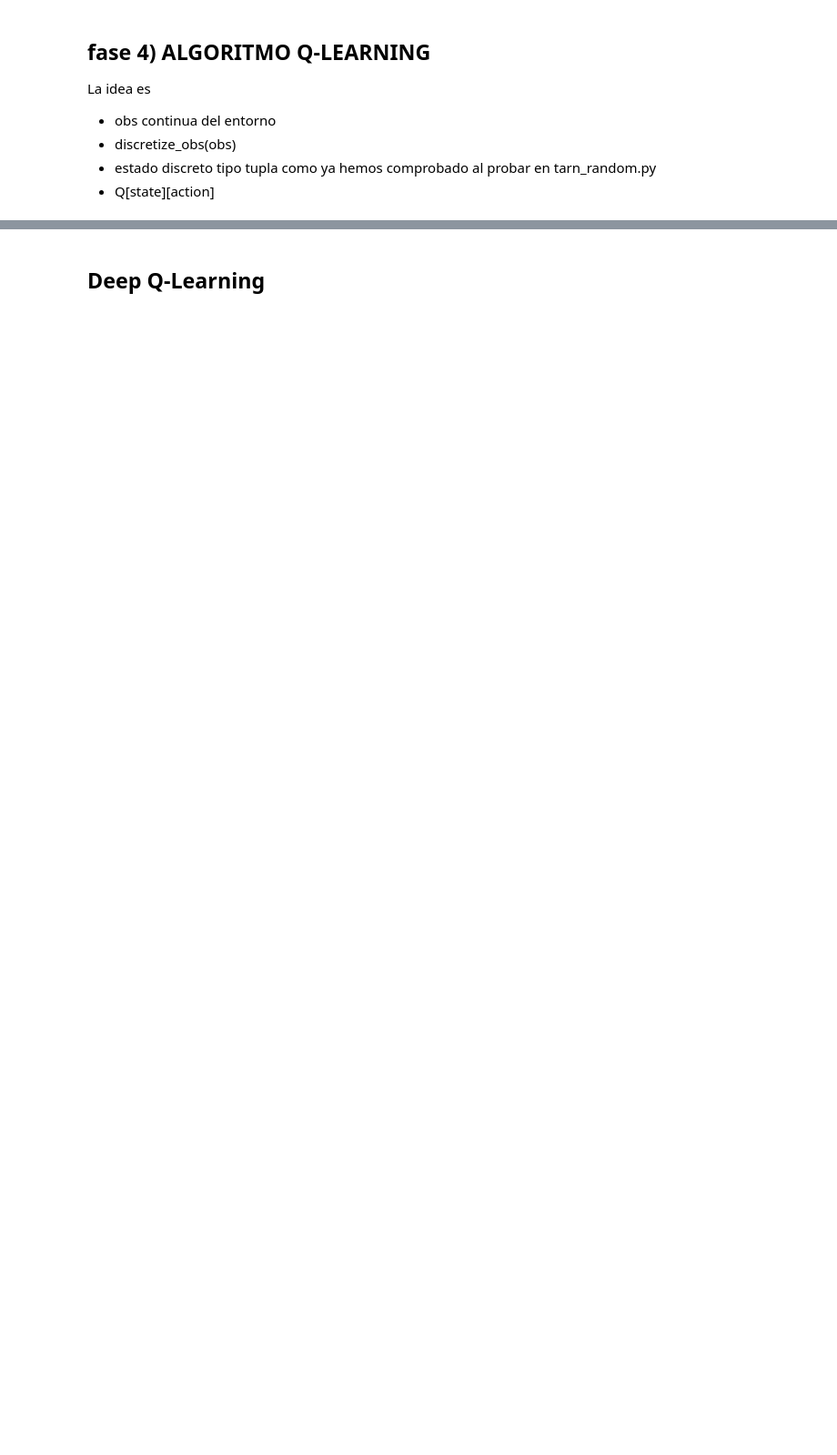
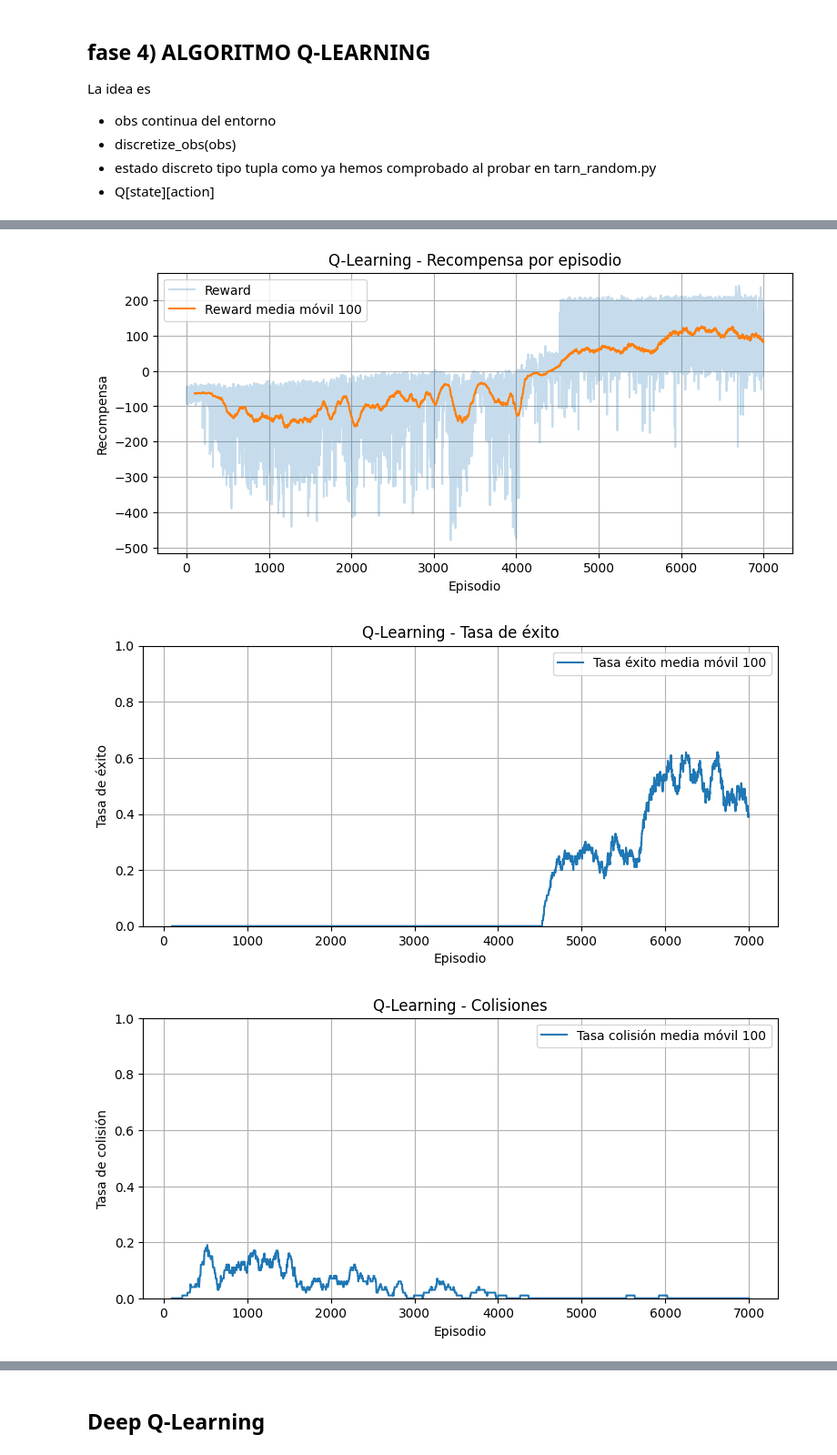
Before and after one commit to laurasomolinos/parking-simulado-rl, a Jupyter notebook: pruebas.ipynb, the cells around one changed output, grey strips where cells are left out. Shown at 91% size. Cells and saved outputs as stored; diff of their text form; code cells hidden in the pictures; blank space fills up the shorter version.

```diff
--- a/pruebas.ipynb
+++ b/pruebas.ipynb
@@ -245,0 +259,63 @@ plt.show()
+# %%
+import pandas as pd
+import matplotlib.pyplot as plt
+
+df = pd.read_csv("results/SARSA_v2.csv")
+
+df["reward_ma"] = df["reward"].rolling(100).mean()
+df["success_ma"] = df["success"].rolling(100).mean()
+df["collision_ma"] = df["collision"].rolling(100).mean()
+df["steps_ma"] = df["steps"].rolling(100).mean()
+df["final_distance_ma"] = df["final_distance"].rolling(100).mean()
+
+plt.figure(figsize=(9, 4))
+plt.plot(df["episode"], df["reward"], alpha=0.25, label="Reward")
+plt.plot(df["episode"], df["reward_ma"], label="Reward media móvil 100")
+plt.xlabel("Episodio")
+plt.ylabel("Recompensa")
+plt.title("Q-Learning - Recompensa por episodio")
+plt.legend()
+plt.grid(True)
+plt.show()
+
+plt.figure(figsize=(9, 4))
+plt.plot(df["episode"], df["success_ma"], label="Tasa éxito media móvil 100")
+plt.xlabel("Episodio")
+plt.ylabel("Tasa de éxito")
+plt.title("Q-Learning - Tasa de éxito")
+plt.ylim(0, 1)
+plt.legend()
+plt.grid(True)
+plt.show()
+
+plt.figure(figsize=(9, 4))
+plt.plot(df["episode"], df["collision_ma"], label="Tasa colisión media móvil 100")
+plt.xlabel("Episodio")
+plt.ylabel("Tasa de colisión")
+plt.title("Q-Learning - Colisiones")
+plt.ylim(0, 1)
+plt.legend()
+plt.grid(True)
+plt.show()
+
+plt.figure(figsize=(9, 4))
+plt.plot(df["episode"], df["steps_ma"], label="Pasos medios")
+plt.xlabel("Episodio")
+plt.ylabel("Pasos")
+plt.title("Q-Learning - Pasos por episodio")
+plt.legend()
+plt.grid(True)
+plt.show()
+
+plt.figure(figsize=(9, 4))
+plt.plot(df["episode"], df["final_distance_ma"], label="Distancia final media")
+plt.xlabel("Episodio")
+plt.ylabel("Distancia final a la plaza")
+plt.title("Q-Learning - Distancia final al objetivo")
+plt.legend()
+plt.grid(True)
+plt.show()
+# %% [output]
+[figure, added]
+[figure, added]
+[figure, added]
```
Also changed, not shown: parts of 14 cells of this notebook, 10 other files.
